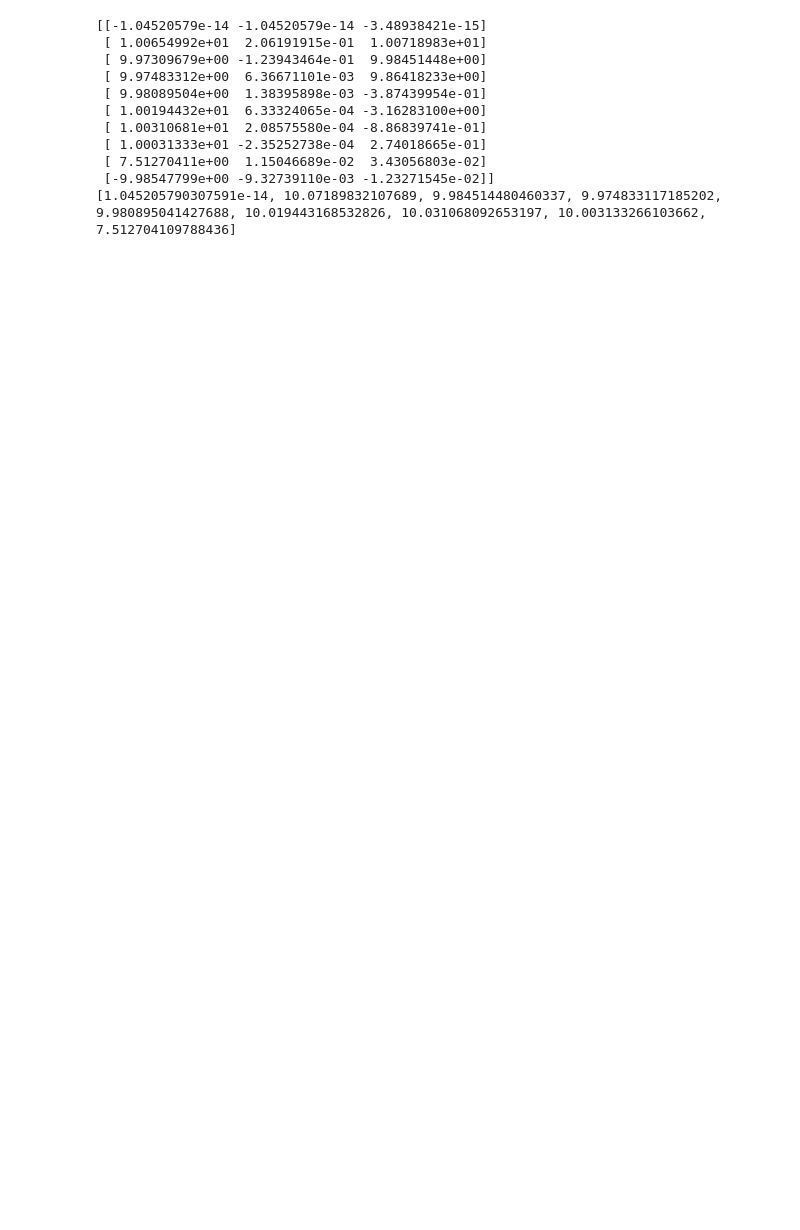
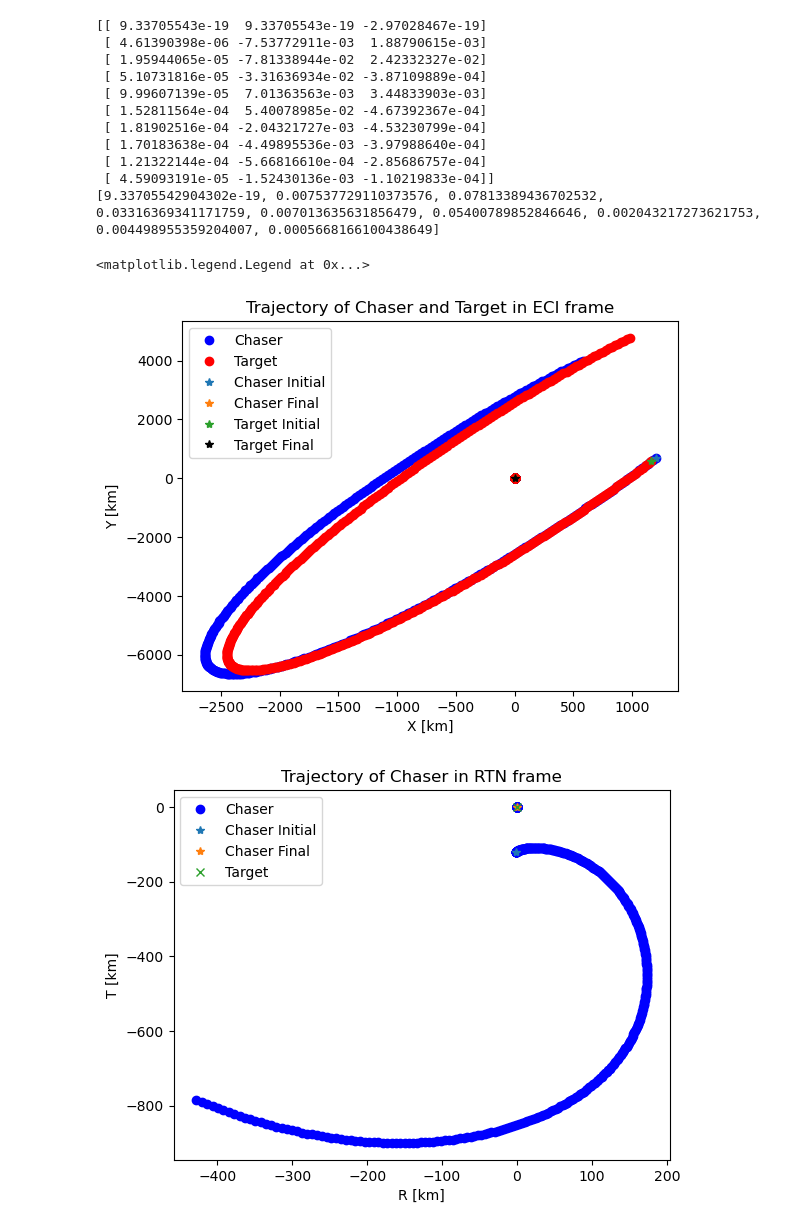
Before and after one commit to sreenidhi-t/rpod-control, a Jupyter notebook: src/truth_control.ipynb, the cells around one changed output. Cells and saved outputs as stored; diff of their text form; code cells hidden in the pictures; blank space fills up the shorter version.

Commit message:
Changing spacecraft initialization to see how that affects convergence and plots

```diff
--- a/src/truth_control.ipynb
+++ b/src/truth_control.ipynb
@@ -126,20 +126,20 @@ dt = 10
 duration = 5000
 timesteps = math.floor(duration / dt)
 
-P_cost = 1e6*np.eye(6) # terminal state cost matrix
+P_cost = np.eye(6)*1e2 # terminal state cost matrix
 Q_cost = np.diag([1., 1, 1, 1e-3, 1e-3, 1e-3]) # state cost matrix
 R_cost = 1e2*np.eye(3) # control cost matrix
 
 N = 10 # MPC step horizon
-max_iters = 200 # maximum number of iterations for SCP
-eps = 1e-1 # tolerance for SCP
+max_iters = 500 # maximum number of iterations for SCP
+eps = 1 # tolerance for SCP
 
 
 #Define Spacecrafts
-sc1_elements = [6918.14, 0.00001, 97.59760, 0.000000, -109.33800,  0.00827]
+sc1_elements = [6918.14, 0.00001, 97.59760, 0.000000, -109.33800, -100]
 sc1 = spacecraft.Spacecraft( elements = sc1_elements )
 
-target_sc_elements = [6918.14, 0.00001, 97.59760, 0.000000, -109.33800, -100]
+target_sc_elements = [6918.14, 0.00001, 97.59760, 0.000000, -109.33800,  -99]
 sc_target = spacecraft.Spacecraft( elements = target_sc_elements )
 
 
@@ -224,17 +224,17 @@ print(u_mpc)
 
 print([np.linalg.norm(u_mpc[i], np.inf) for i in range(N-1)])
 # %% [output]
-[[-1.04520579e-14 -1.04520579e-14 -3.48938421e-15]
- [ 1.00654992e+01  2.06191915e-01  1.00718983e+01]
- [ 9.97309679e+00 -1.23943464e-01  9.98451448e+00]
- [ 9.97483312e+00  6.36671101e-03  9.86418233e+00]
- [ 9.98089504e+00  1.38395898e-03 -3.87439954e-01]
- [ 1.00194432e+01  6.33324065e-04 -3.16283100e+00]
- [ 1.00310681e+01  2.08575580e-04 -8.86839741e-01]
- [ 1.00031333e+01 -2.35252738e-04  2.74018665e-01]
- [ 7.51270411e+00  1.15046689e-02  3.43056803e-02]
- [-9.98547799e+00 -9.32739110e-03 -1.23271545e-02]]
-[1.045205790307591e-14, 10.07189832107689, 9.984514480460337, 9.974833117185202, 9.980895041427688, 10.019443168532826, 10.031068092653197, 10.003133266103662, 7.512704109788436]
+[[ 9.33705543e-19  9.33705543e-19 -2.97028467e-19]
+ [ 4.61390398e-06 -7.53772911e-03  1.88790615e-03]
+ [ 1.95944065e-05 -7.81338944e-02  2.42332327e-02]
+ [ 5.10731816e-05 -3.31636934e-02 -3.87109889e-04]
+ [ 9.99607139e-05  7.01363563e-03  3.44833903e-03]
+ [ 1.52811564e-04  5.40078985e-02 -4.67392367e-04]
+ [ 1.81902516e-04 -2.04321727e-03 -4.53230799e-04]
+ [ 1.70183638e-04 -4.49895536e-03 -3.97988640e-04]
+ [ 1.21322144e-04 -5.66816610e-04 -2.85686757e-04]
+ [ 4.59093191e-05 -1.52430136e-03 -1.10219833e-04]]
+[9.33705542904302e-19, 0.007537729110373576, 0.07813389436702532, 0.03316369341171759, 0.007013635631856479, 0.05400789852846646, 0.002043217273621753, 0.004498955359204007, 0.0005668166100438649]
 # %%
 # ##############################################################################
 # ##############################################################################
@@ -249,30 +249,35 @@ plt.figure()
 plt.plot(chaser_ECI_history[1:, 0], chaser_ECI_history[1:, 1], 'bo', label='Chaser')
 plt.plot(target_ECI_history[1:, 0], target_ECI_history[1:, 1], 'ro', label='Target')
 plt.plot(chaser_ECI_history[1, 0], chaser_ECI_history[1, 1], '*', label='Chaser Initial')
 plt.plot(chaser_ECI_history[-1, 0], chaser_ECI_history[-1, 1], '*', label='Chaser Final')
 plt.plot(target_ECI_history[1, 0], target_ECI_history[1, 1], '*', label='Target Initial')
+plt.plot(target_ECI_history[-1, 0], target_ECI_history[-1, 1], 'k*', label='Target Final')
 plt.xlabel('X [km]')
 plt.ylabel('Y [km]')
 plt.title('Trajectory of Chaser and Target in ECI frame')
 plt.legend()
 
 # Plot the trajectory of the chaser in RTN frame
 plt.figure()
 plt.plot(chaser_RTN_history[1:, 0], chaser_RTN_history[1:, 1], 'bo', label='Chaser')
 plt.plot(chaser_RTN_history[1, 0], chaser_RTN_history[1, 1], '*', label='Chaser Initial')
 plt.plot(chaser_RTN_history[-1, 0], chaser_RTN_history[-1, 1], '*', label='Chaser Final')
 plt.plot(0, 0, 'x', label='Target')
 plt.xlabel('R [km]')
 plt.ylabel('T [km]')
 plt.title('Trajectory of Chaser in RTN frame')
 plt.legend()
 
 # Plot thrust history
 plt.figure()
 plt.plot(thrust_history[:, 0], label='x')
 plt.plot(thrust_history[:, 1], label='y')
 plt.plot(thrust_history[:, 2], label='z')
 plt.xlabel('Time [s]')
 plt.ylabel('Thrust [N]')
 plt.title('Thrust History')
 plt.legend()
+# %% [output]
+<matplotlib.legend.Legend at 0x...>
+[figure, added]
+[figure, added]
```
Also changed, not shown: parts of 2 cells of this notebook, 1 other file.
